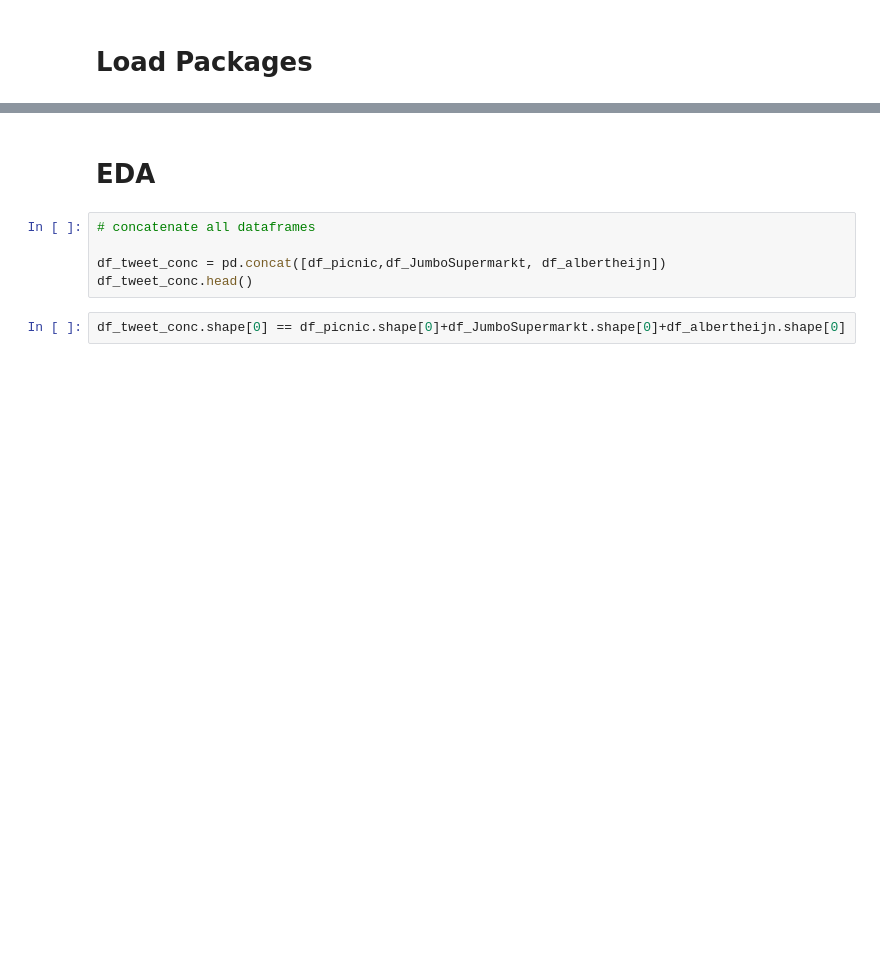
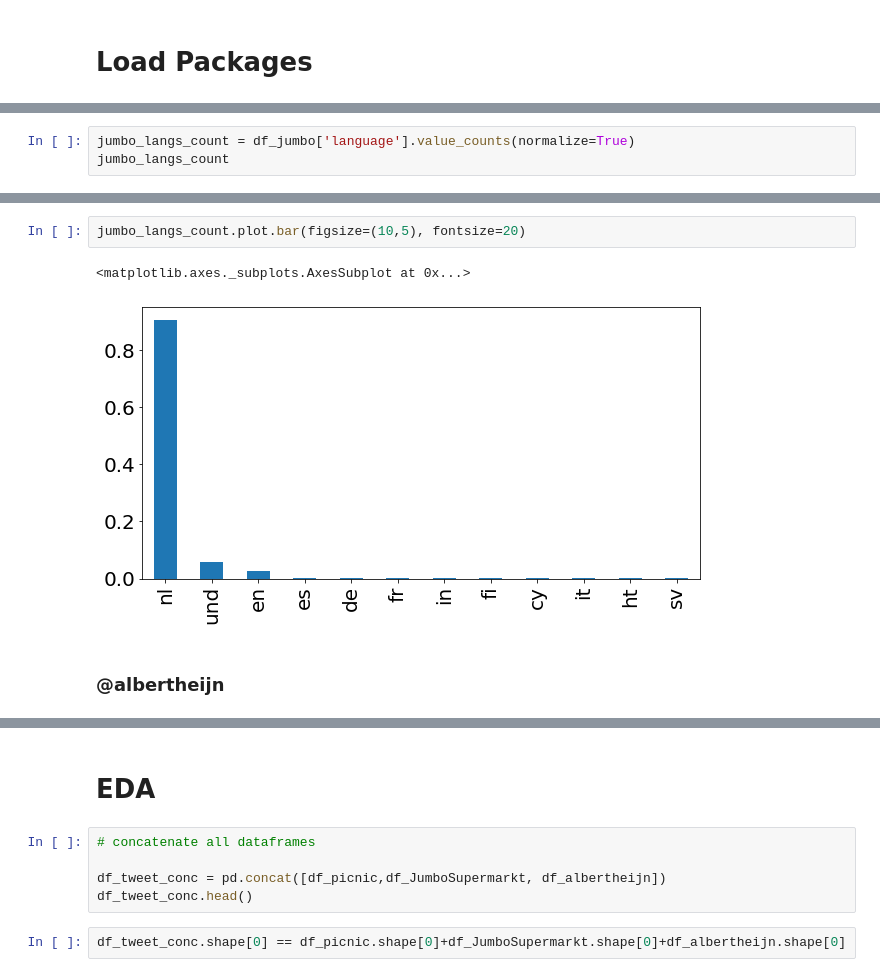
Before and after one commit to dpbac/twitter_analysis_online_grocery_NL, a Jupyter notebook: notebooks/03-EDA and Sentiment Analysis.ipynb, the cells around one changed output, grey strips where cells are left out. Saved outputs shown, nothing was run; the diff lists cells and outputs as text; blank space fills up the shorter version.

```diff
--- a/notebooks/03-EDA and Sentiment Analysis.ipynb
+++ b/notebooks/03-EDA and Sentiment Analysis.ipynb
@@ -24,0 +206,3 @@ TodaysDate = time.strftime("%Y-%m-%d")
+# %%
+jumbo_langs_count = df_jumbo['language'].value_counts(normalize=True)
+jumbo_langs_count
@@ -24,0 +218,7 @@ TodaysDate = time.strftime("%Y-%m-%d")
+# %%
+jumbo_langs_count.plot.bar(figsize=(10,5), fontsize=20)
+# %% [output]
+<matplotlib.axes._subplots.AxesSubplot at 0x...>
+[figure, added]
+# %% [markdown]
+### @albertheijn
```
Also changed, not shown: parts of 46 cells of this notebook.
